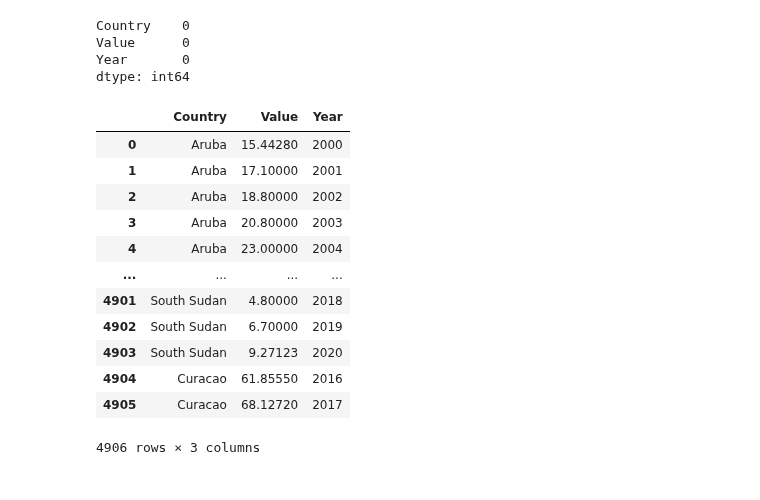
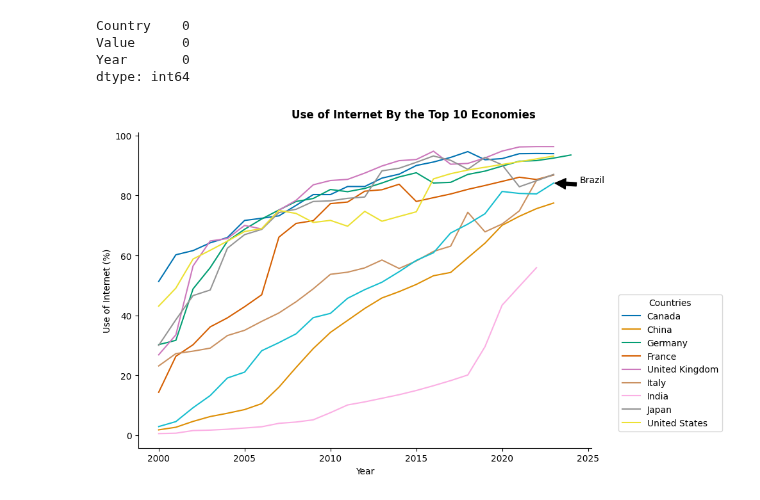
Before and after one commit to LazaroDamasceno/Dissertacao-Mestrado, a Jupyter notebook: eda/international_telecommunication_union/top_10_economies_internet_use.ipynb, the cells around one changed output. Saved outputs shown, nothing was run; the diff lists cells and outputs as text; code cells hidden in the pictures.

Commit message:
Updated the notebook top_10_economies_internet_use

```diff
--- a/eda/international_telecommunication_union/top_10_economies_internet_use.ipynb
+++ b/eda/international_telecommunication_union/top_10_economies_internet_use.ipynb
@@ -77,19 +79,41 @@ Country    0
 Value      0
 Year       0
 dtype: int64
-# %%
-df
-# %% [output]
-|  | Country | Value | Year |
-| 0 | Aruba | 15.44280 | 2000 |
-| 1 | Aruba | 17.10000 | 2001 |
-| 2 | Aruba | 18.80000 | 2002 |
-| 3 | Aruba | 20.80000 | 2003 |
-| 4 | Aruba | 23.00000 | 2004 |
-| ... | ... | ... | ... |
-| 4901 | South Sudan | 4.80000 | 2018 |
-| 4902 | South Sudan | 6.70000 | 2019 |
-| 4903 | South Sudan | 9.27123 | 2020 |
-| 4904 | Curacao | 61.85550 | 2016 |
-| 4905 | Curacao | 68.12720 | 2017 |
-4906 rows × 3 columns
+# %%
+g9 = [
+    'United States',
+    'China',
+    'Germany',
+    'India',
+    'Japan',
+    'United Kingdom',
+    'France',
+    'Italy',
+    'Canada']
+df_reduced = df.query('Country in @g9')
+df_brazil = df.query('Country == "Brazil"')
+# %%
+plt.figure(figsize=(10, 6))
+
+ax1 = sns.lineplot(data=df_reduced, x='Year', y='Value', hue='Country', palette="colorblind")
+ax2 = sns.lineplot(data=df_brazil, x='Year', y='Value')
+
+last_year = df_brazil['Year'].iloc[-1]
+last_value = df_brazil['Value'].iloc[-1]
+ax2.annotate(
+    'Brazil',
+    xy=(last_year, last_value),
+    xytext=(last_year + 1.5, last_value + 1),
+    arrowprops=dict(facecolor='black', shrink=0.05),
+    ha='left',
+    va='center'
+)
+
+plt.suptitle("Use of Internet By the Top 10 Economies", fontweight='bold')
+plt.ylabel("Use of Internet (%)")
+sns.despine()
+plt.legend(title='Countries', loc='upper left', bbox_to_anchor=(1.05, 0.5))
+plt.tight_layout()
+plt.show()
+# %% [output]
+[figure, added]
```
Also changed, not shown: parts of 1 cell of this notebook.
